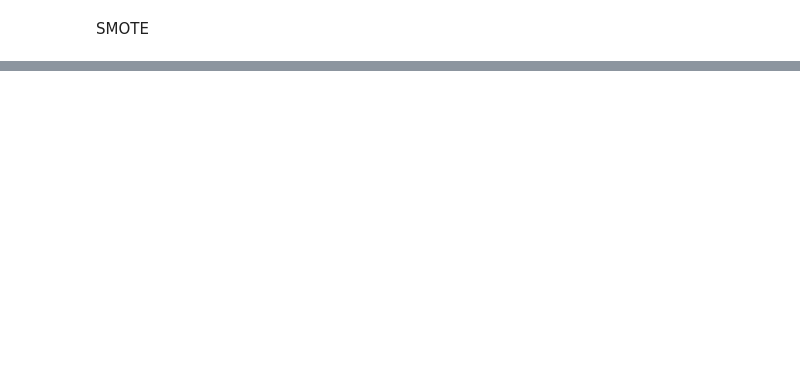
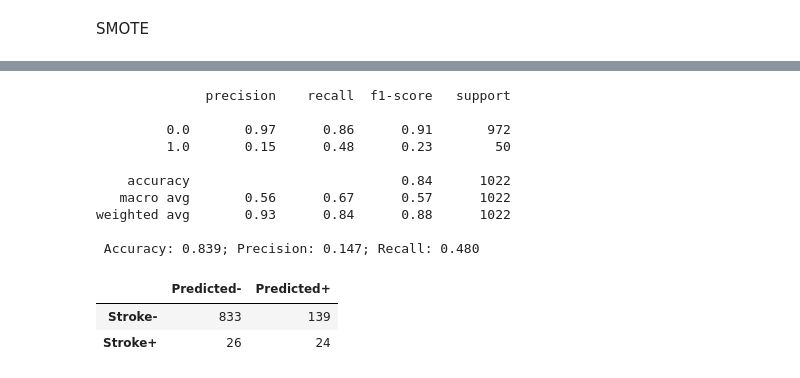
Before and after one commit to boborodono/San_Antonio_Machine_Learning_SAML, a Jupyter notebook: Corcoran/supervised_ML_models.ipynb, the cells around one changed output, grey strips where cells are left out. Saved outputs shown, nothing was run; the diff lists cells and outputs as text; code cells hidden in the pictures; blank space fills up the shorter version.

```diff
--- a/Corcoran/supervised_ML_models.ipynb
+++ b/Corcoran/supervised_ML_models.ipynb
@@ -378,0 +440,22 @@ weighted avg       0.93      0.83      0.87      1022
+# %%
+# Evaluate ada_model1
+y1_pred2 = ada_model1.predict(X1_test_scaled)
+cm1 = confusion_matrix(y1_test, y1_pred2)
+cm1_df = pd.DataFrame(cm1, index=['Stroke-', 'Stroke+'], columns=['Predicted-', 'Predicted+'])
+print(classification_report(y1_test, y1_pred2))
+print(f' Accuracy: {accuracy_score(y1_test, y1_pred2):.3f}; Precision: {precision_score(y1_test, y1_pred2):.3f}; Recall: {recall_score(y1_test, y1_pred2):.3f}')
+cm1_df
+# %% [output]
+              precision    recall  f1-score   support
+
+         0.0       0.97      0.86      0.91       972
+         1.0       0.15      0.48      0.23        50
+
+    accuracy                           0.84      1022
+   macro avg       0.56      0.67      0.57      1022
+weighted avg       0.93      0.84      0.88      1022
+
+ Accuracy: 0.839; Precision: 0.147; Recall: 0.480
+|  | Predicted- | Predicted+ |
+| Stroke- | 833 | 139 |
+| Stroke+ | 26 | 24 |
```
Also changed, not shown: parts of 16 cells of this notebook.
